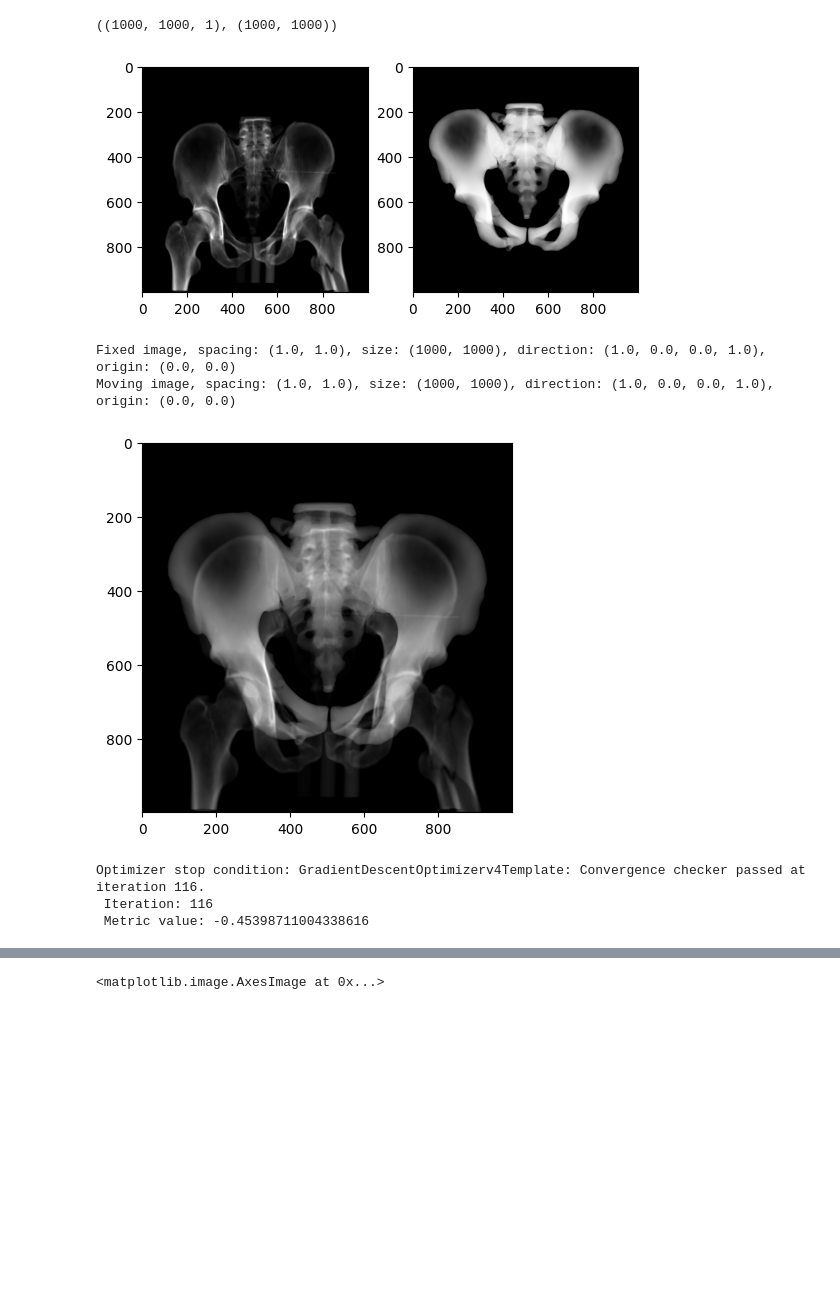
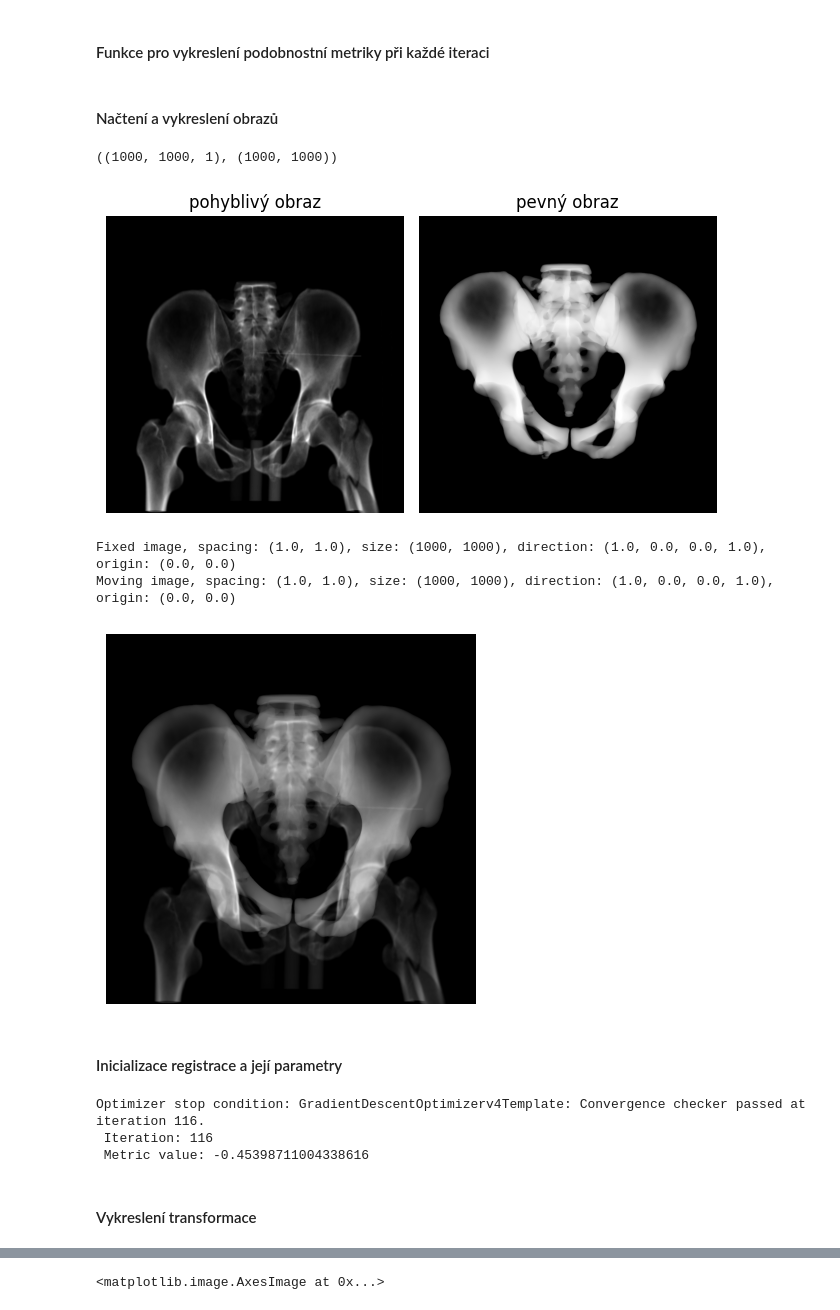
Before and after one commit to Vojtech-Benda/ca_isf, a Jupyter notebook: sitkRegistration.ipynb, the cells around one changed output, grey strips where cells are left out. Drawn from its saved outputs; the diff is of its cells as text; code cells hidden in the pictures; blank space fills up the shorter version.

```diff
--- a/sitkRegistration.ipynb
+++ b/sitkRegistration.ipynb
@@ -3,6 +3,8 @@ import SimpleITK as sitk
 import numpy as np
 import matplotlib.pyplot as plt
 from IPython.display import clear_output
+# %% [markdown]
+#### Funkce pro vykreslení podobnostní metriky při každé iteraci
 # %%
 def start_plot():
     global metric_values, multires_iterations
@@ -40,6 +42,8 @@ def plot_values(registration_method):
 def update_multires_iterations():
     global metric_values, multires_iterations
     multires_iterations.append(len(metric_values))
+# %% [markdown]
+#### Načtení a vykreslení obrazů
 # %%
 preopImage = sitk.ReadImage("preopDrrImage.mha", sitk.sitkFloat32)
 intraopImage = sitk.ReadImage("pacient09IntraOpDrr.mha", sitk.sitkFloat32)
@@ -51,10 +55,15 @@ preopImage.GetSize(), intraopImage.GetSize()
 # %%
 fig2, ax1 = plt.subplots(1, 2)
 ax1[0].imshow(sitk.GetArrayViewFromImage(preopImage)[0, ...], cmap="gray")
 ax1[1].imshow(sitk.GetArrayViewFromImage(intraopImageInverted), cmap="gray")
+ax1[0].set_title("pohyblivý obraz")
+ax1[1].set_title("pevný obraz")
+ax1[0].axis("off")
+ax1[1].axis("off")
+fig2.tight_layout()
 plt.show()
 # %% [output]
-[figure, old version]
+[figure, new version]
 # %%
 fixedImage = intraopImageInverted
 movingImage = preopImage[:, :, 0]
@@ -64,11 +73,14 @@ print(f"Fixed image, spacing: {fixedImage.GetSpacing()}, size: {fixedImage.GetSi
 print(f"Moving image, spacing: {movingImage.GetSpacing()}, size: {movingImage.GetSize()}, direction: {movingImage.GetDirection()}, origin: {movingImage.GetOrigin()}")
 plt.imshow(sitk.GetArrayViewFromImage(fixedImage), cmap="gray")
 plt.imshow(sitk.GetArrayViewFromImage(movingImage), cmap="gray", alpha=0.5)
+plt.axis("off")
 plt.show()
 # %% [output]
 Fixed image, spacing: (1.0, 1.0), size: (1000, 1000), direction: (1.0, 0.0, 0.0, 1.0), origin: (0.0, 0.0)
 Moving image, spacing: (1.0, 1.0), size: (1000, 1000), direction: (1.0, 0.0, 0.0, 1.0), origin: (0.0, 0.0)
-[figure, old version]
+[figure, new version]
+# %% [markdown]
+#### Inicializace registrace a její parametry
 # %%
 initialTransform = sitk.CenteredTransformInitializer(fixedImage, movingImage,
                                                      sitk.AffineTransform(2))
@@ -98,6 +110,8 @@ print(f" Metric value: {registration.GetMetricValue()}")
 Optimizer stop condition: GradientDescentOptimizerv4Template: Convergence checker passed at iteration 116.
  Iteration: 116
  Metric value: -0.45398711004338616
+# %% [markdown]
+#### Vykreslení transformace
 # %%
 movingImageResampled = sitk.Resample(movingImage, fixedImage, outTransform, sitk.sitkLinear, 0.0, movingImage.GetPixelID())
 
```
Also changed, not shown: parts of 9 cells of this notebook.
